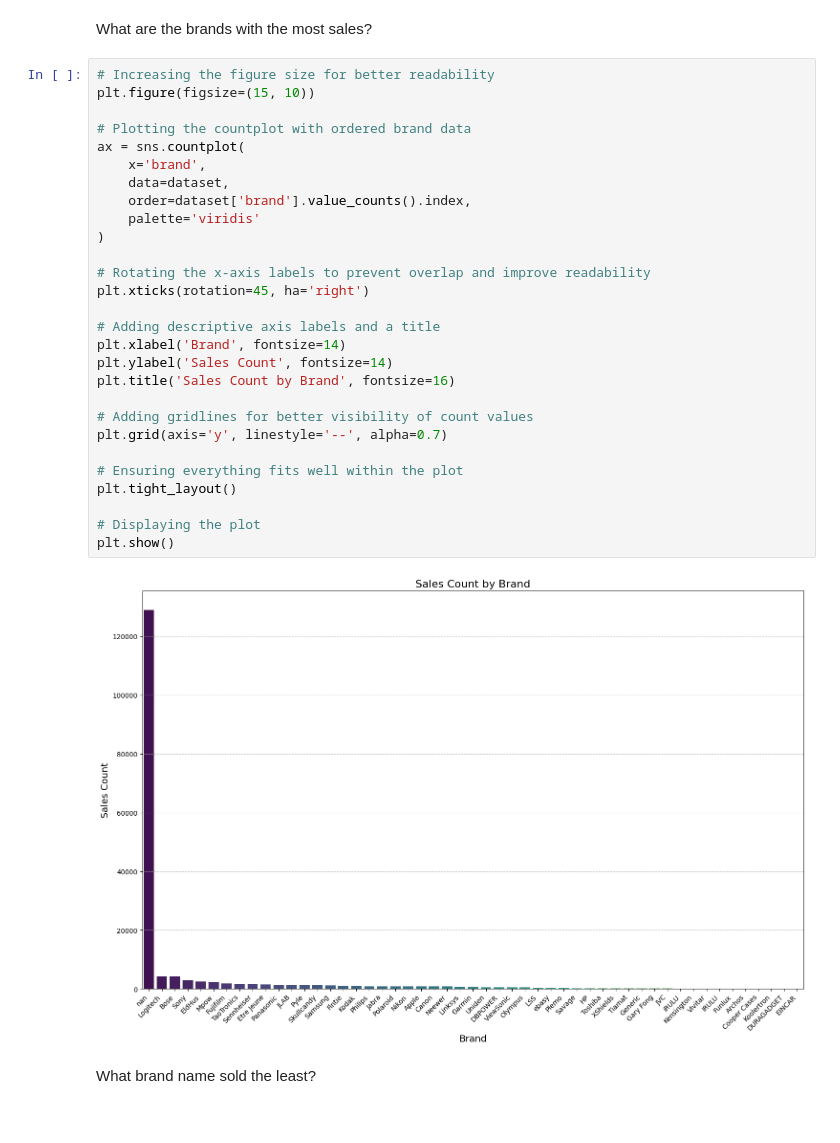
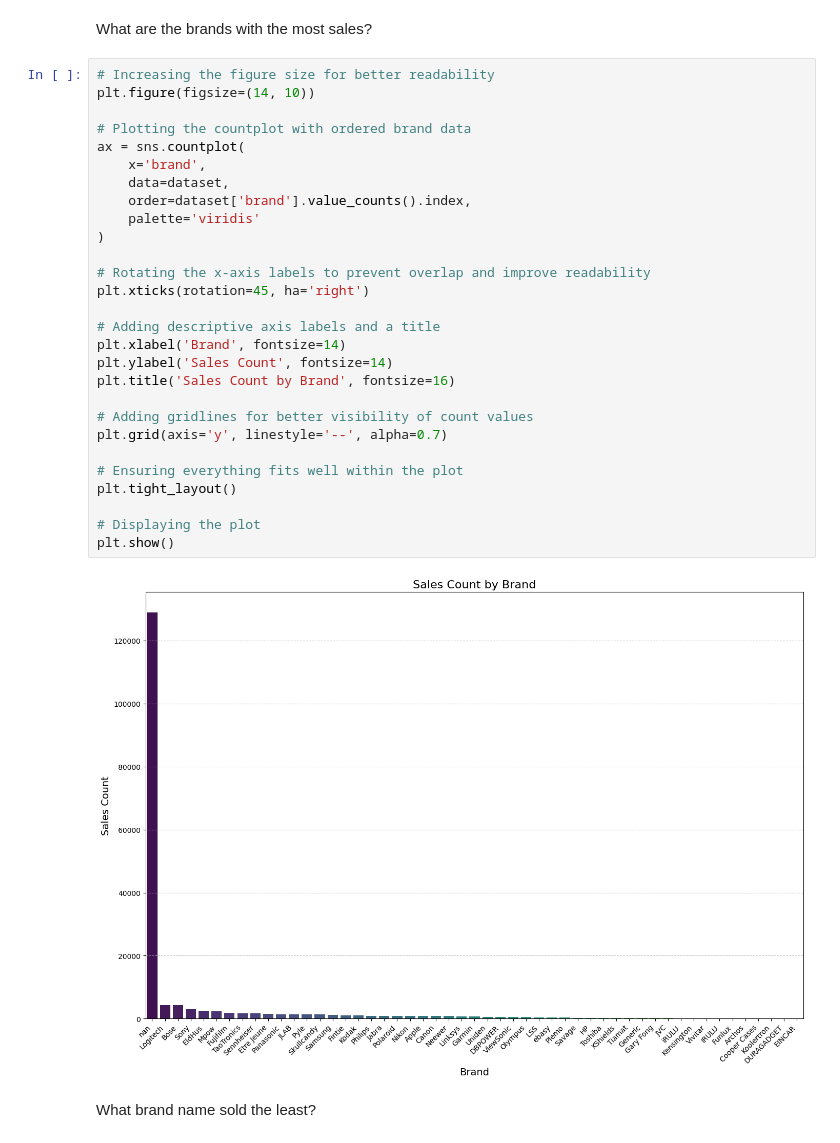
Before and after one commit to Akanksha-Nakati/Amazon-Electronic-Products-Sales-Analysis, a Jupyter notebook: Amazon_Electronic_Sales_Analysis.ipynb, the cells around one changed output. Saved outputs shown, nothing was run; the diff lists cells and outputs as text.

```diff
--- a/Amazon_Electronic_Sales_Analysis.ipynb
+++ b/Amazon_Electronic_Sales_Analysis.ipynb
@@ -323,34 +331,34 @@ plt.show()
 What are the brands with the most sales?
 # %%
 # Increasing the figure size for better readability
-plt.figure(figsize=(15, 10))
+plt.figure(figsize=(14, 10))
 
 # Plotting the countplot with ordered brand data
 ax = sns.countplot(
     x='brand',
     data=dataset,
     order=dataset['brand'].value_counts().index,
     palette='viridis'
 )
 
 # Rotating the x-axis labels to prevent overlap and improve readability
 plt.xticks(rotation=45, ha='right')
 
 # Adding descriptive axis labels and a title
 plt.xlabel('Brand', fontsize=14)
 plt.ylabel('Sales Count', fontsize=14)
 plt.title('Sales Count by Brand', fontsize=16)
 
 # Adding gridlines for better visibility of count values
 plt.grid(axis='y', linestyle='--', alpha=0.7)
 
 # Ensuring everything fits well within the plot
 plt.tight_layout()
 
 # Displaying the plot
 plt.show()
 # %% [output]
-[figure, old version]
+[figure, new version]
 # %% [markdown]
 What brand name sold the least?
 # %%
```
Also changed, not shown: parts of 9 cells of this notebook.
